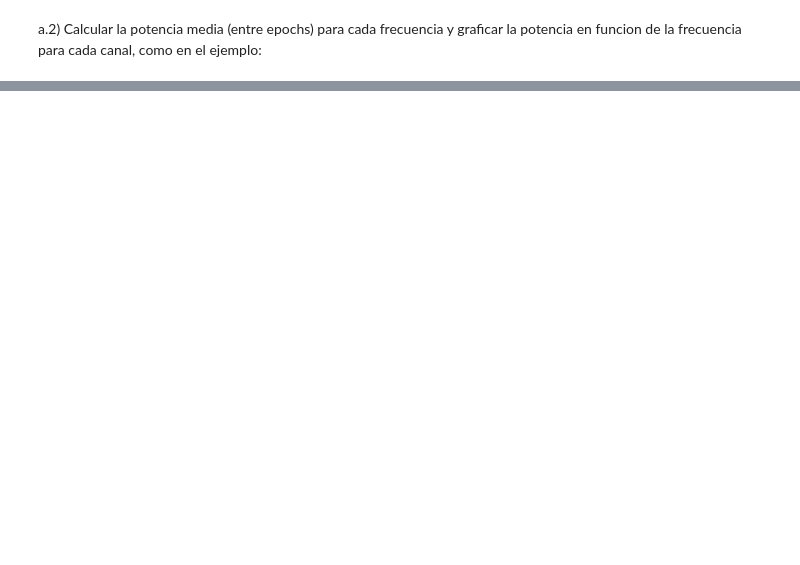
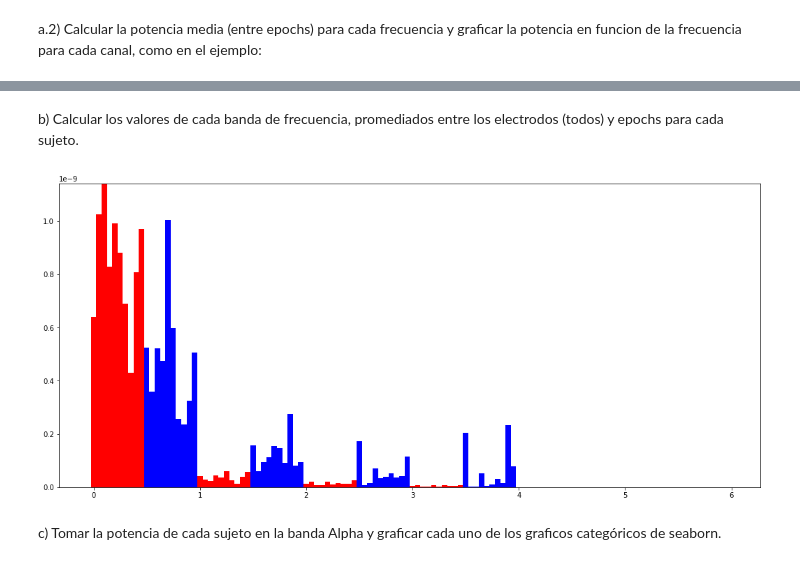
Before and after one commit to dgaus/cienciadatos, a Jupyter notebook: tp2/tp2.ipynb, the cells around one changed output, grey strips where cells are left out. Cells and saved outputs as stored; diff of their text form; code cells hidden in the pictures; blank space fills up the shorter version.

```diff
--- a/tp2/tp2.ipynb
+++ b/tp2/tp2.ipynb
@@ -69,0 +86,53 @@ plt.xlim(0, 12)    # set the xlim to xmin, xmax
+# %%
+def getBanda(frecuencia):
+    """ [0, 4, 8, 13, 30, 45]  # Delta, Theta, Alpha, Beta, Gamma """
+    res = 0
+    for indice, lim_izq in enumerate(bandas):
+        if frecuencia >= lim_izq:
+            res = indice
+        else:
+            break
+    return res
+
+assert getBanda(1) == 0
+assert getBanda(6) == 1
+assert getBanda(10) == 2
+assert getBanda(15) == 3
+assert getBanda(33) == 4
+assert getBanda(50) == 5
+# %% [markdown]
+b) Calcular los valores de cada banda de frecuencia, promediados entre los electrodos (todos) y epochs para cada sujeto.
+# %%
+barwidth = 1 / len(allSubjects())
+
+bins_por_sujeto = {}
+# for index, filename in enumerate(['dataset/S01.mat', 'dataset/P01.mat']):
+for index, filename in enumerate(allSubjects()):
+    poderes_por_sujeto = np.zeros(longitud_de_poderes)
+    bins = np.zeros(len(bandas))
+    cantIteraciones = 0
+    subject_data = loadSubject(filename)  # epoch, electrodo, muestra
+
+    for epoch in subject_data:
+        for num_electrodo in electrodos:
+            electrodo = epoch[num_electrodo]
+            frecuencias, poder_espectral = welch_eeg(electrodo)
+            poderes_por_sujeto += poder_espectral
+            cantIteraciones += 1
+
+    # Calculamos el promedio de los poderes espectrales para un sujeto dado, todos los epochs y los
+    # electrodos indicados.
+    poderes_por_sujeto /= cantIteraciones
+
+    for frecuencia, poder in zip(frecuencias, poderes_por_sujeto):
+        bins[getBanda(frecuencia)] += poder
+
+    bins_por_sujeto[filename] = bins
+
+    plt.bar(np.arange(len(bandas)) + index * barwidth, bins, width=barwidth,
+           color='red' if 'P' in filename else 'blue', label='bandas')
+#     plt.set_xticklabels(nombre_bandas)
+# %% [output]
+[figure, added]
+# %% [markdown]
+c) Tomar la potencia de cada sujeto en la banda Alpha y graficar cada uno de los graficos categóricos de seaborn.
```
Also changed, not shown: parts of 20 cells of this notebook.
